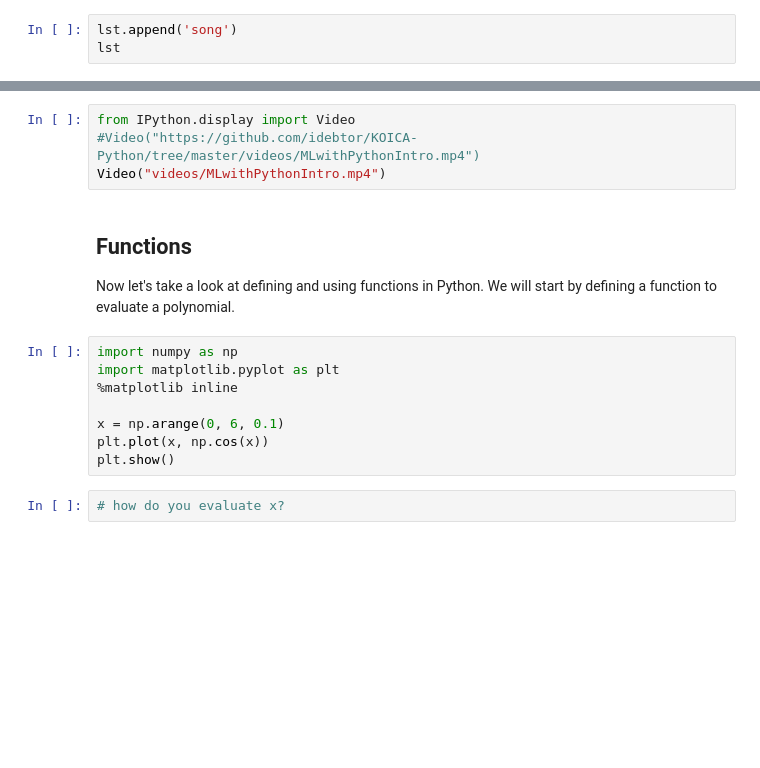
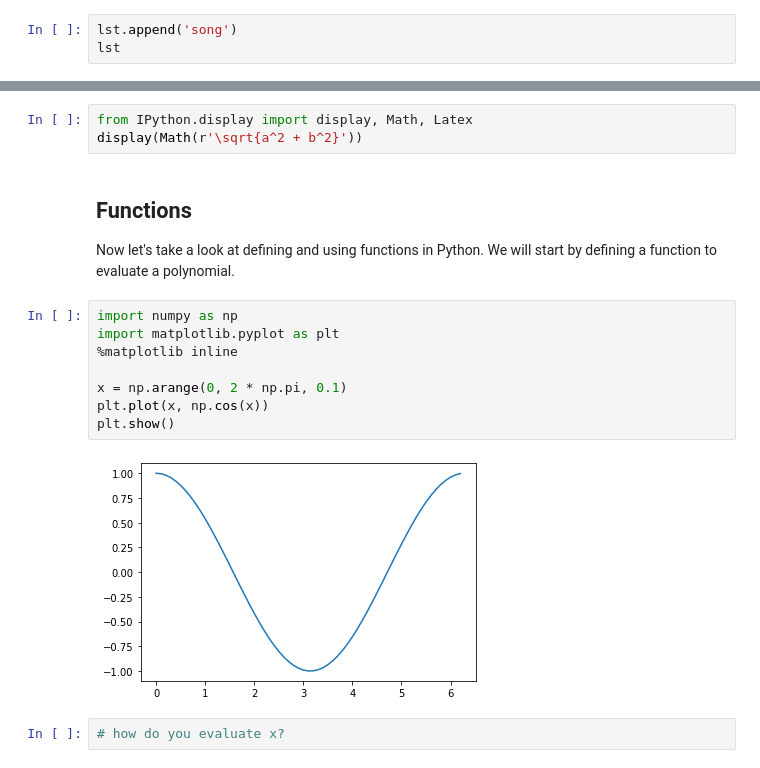
Before and after one commit to idebtor/JoyAI, a Jupyter notebook: ipynb/Lec00Overview.ipynb, the cells around one changed output, grey strips where cells are left out. Saved outputs shown, nothing was run; the diff lists cells and outputs as text; blank space fills up the shorter version.

```diff
--- a/ipynb/Lec00Overview.ipynb
+++ b/ipynb/Lec00Overview.ipynb
@@ -420,7 +334,6 @@ plt.show()
-# %%
-from IPython.display import Video
-#Video("https://github.com/idebtor/KOICA-Python/tree/master/videos/MLwithPythonIntro.mp4")
-Video("videos/MLwithPythonIntro.mp4")
+# %%
+from IPython.display import display, Math, Latex
+display(Math(r'\sqrt{a^2 + b^2}'))
 # %% [markdown]
 ## Functions
 
@@ -428,11 +341,13 @@ Now let's take a look at defining and using functions in Python. We will start b
 # %%
 import numpy as np
 import matplotlib.pyplot as plt
 %matplotlib inline
 
-x = np.arange(0, 6, 0.1)
+x = np.arange(0, 2 * np.pi, 0.1)
 plt.plot(x, np.cos(x))
 plt.show()
+# %% [output]
+[figure, added]
 # %%
 # how do you evaluate x?
 # %%
```
Also changed, not shown: parts of 51 cells of this notebook, 1 other file.
